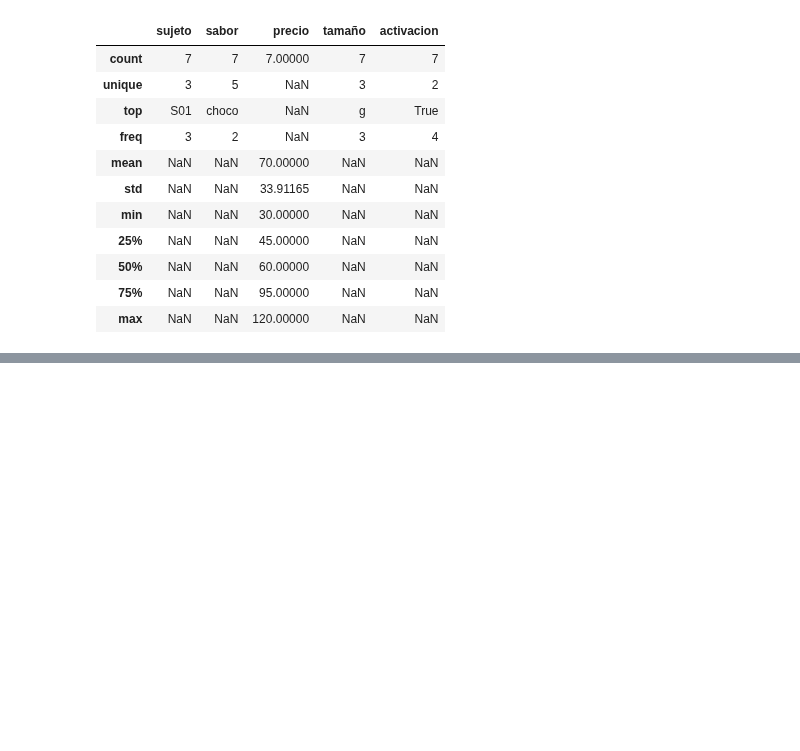
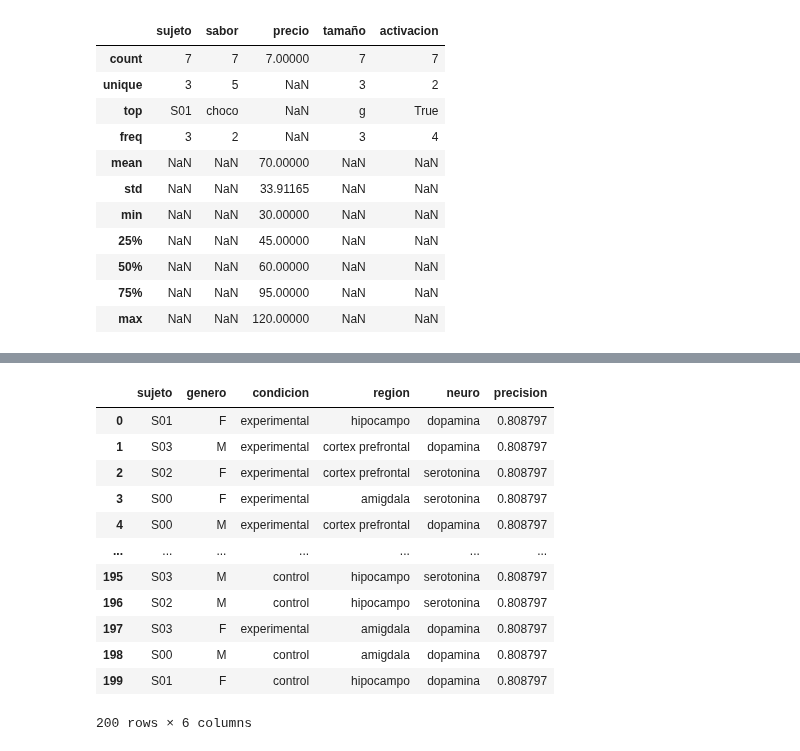
Before and after one commit to Fernando-JAL/Neurociencias-2026-1, a Jupyter notebook: S02_clases/clase_09_22/practicagrupal.ipynb, the cells around one changed output, grey strips where cells are left out. Drawn from its saved outputs; the diff is of its cells as text; code cells hidden in the pictures; blank space fills up the shorter version.

```diff
--- a/S02_clases/clase_09_22/practicagrupal.ipynb
+++ b/S02_clases/clase_09_22/practicagrupal.ipynb
@@ -179,6 +200,21 @@ df= DataFrame(data)
 # %%
 #agregar una columna llamada 'precisión' que tenga una distribución normal con mu=0.92, sigma=0.08
-precision= np.random.normal
+df['precision']= np.random.normal(loc=0.92, scale=0.08)
+df
+# %% [output]
+|  | sujeto | genero | condicion | region | neuro | precision |
+| 0 | S01 | F | experimental | hipocampo | dopamina | 0.808797 |
+| 1 | S03 | M | experimental | cortex prefrontal | dopamina | 0.808797 |
+| 2 | S02 | F | experimental | cortex prefrontal | serotonina | 0.808797 |
+| 3 | S00 | F | experimental | amigdala | serotonina | 0.808797 |
+| 4 | S00 | M | experimental | cortex prefrontal | dopamina | 0.808797 |
+| ... | ... | ... | ... | ... | ... | ... |
+| 195 | S03 | M | control | hipocampo | serotonina | 0.808797 |
+| 196 | S02 | M | control | hipocampo | serotonina | 0.808797 |
+| 197 | S03 | F | experimental | amigdala | dopamina | 0.808797 |
+| 198 | S00 | M | control | amigdala | dopamina | 0.808797 |
+| 199 | S01 | F | control | hipocampo | dopamina | 0.808797 |
+200 rows × 6 columns
 # %%
 #generar el histograma de cuántos datos por sujeto se tienen
 import matplotlib.pyplot as plt
```
Also changed, not shown: parts of 4 cells of this notebook.
